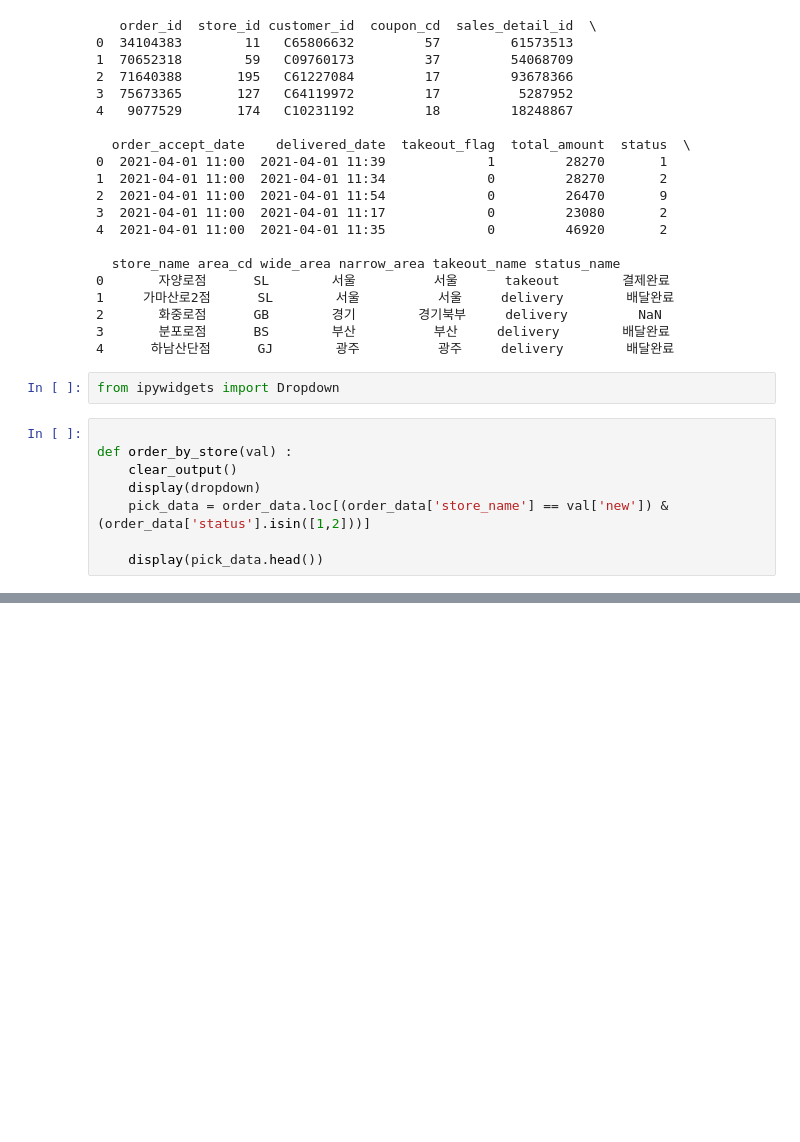
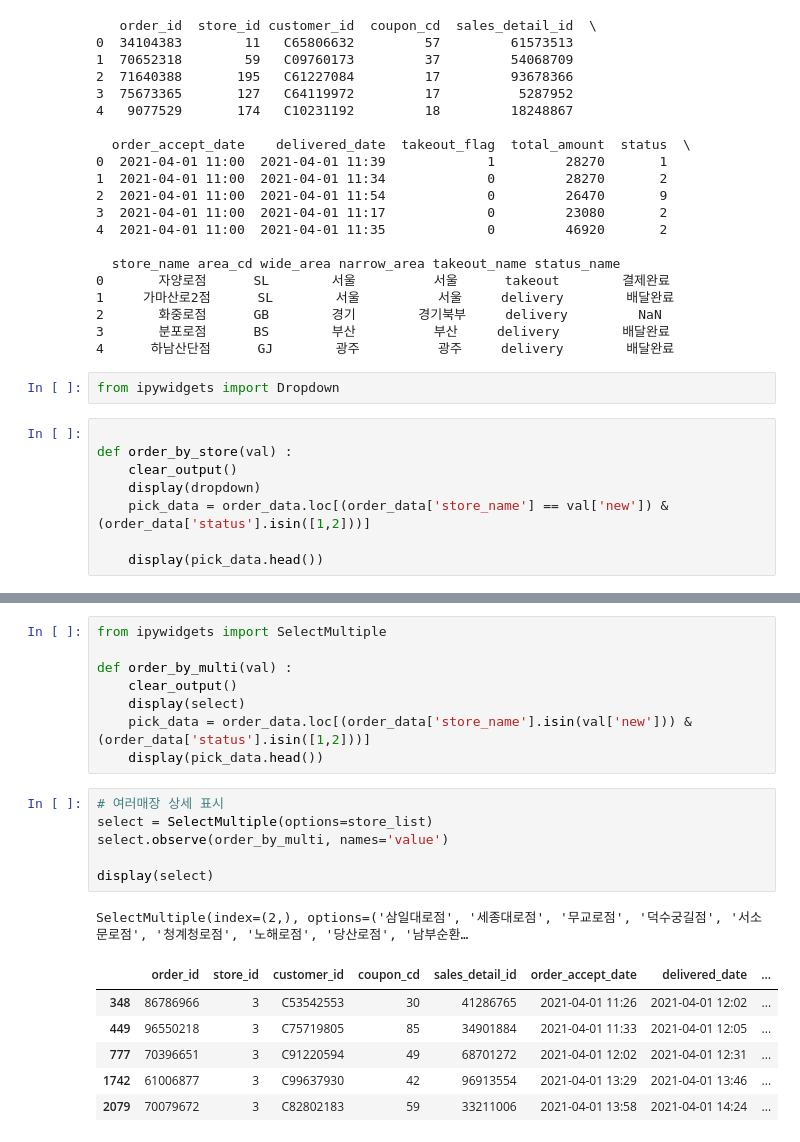
Before and after one commit to yumioh/data_analysis_lab, a Jupyter notebook: ML_100/chapter3.ipynb, the cells around one changed output, grey strips where cells are left out. Drawn from its saved outputs; the diff is of its cells as text; blank space fills up the shorter version.

```diff
--- a/ML_100/chapter3.ipynb
+++ b/ML_100/chapter3.ipynb
@@ -85,0 +132,22 @@ display(dropdown)
+# %%
+from ipywidgets import SelectMultiple
+
+def order_by_multi(val) :
+    clear_output()
+    display(select)
+    pick_data = order_data.loc[(order_data['store_name'].isin(val['new'])) & (order_data['status'].isin([1,2]))]
+    display(pick_data.head())
+# %%
+# 여러매장 상세 표시
+select = SelectMultiple(options=store_list)
+select.observe(order_by_multi, names='value')
+
+display(select)
+# %% [output]
+SelectMultiple(index=(2,), options=('삼일대로점', '세종대로점', '무교로점', '덕수궁길점', '서소문로점', '청계청로점', '노해로점', '당산로점', '남부순환…
+|  | order_id | store_id | customer_id | coupon_cd | sales_detail_id | order_accept_date | delivered_date | ... |
+| 348 | 86786966 | 3 | C53542553 | 30 | 41286765 | 2021-04-01 11:26 | 2021-04-01 12:02 | ... |
+| 449 | 96550218 | 3 | C75719805 | 85 | 34901884 | 2021-04-01 11:33 | 2021-04-01 12:05 | ... |
+| 777 | 70396651 | 3 | C91220594 | 49 | 68701272 | 2021-04-01 12:02 | 2021-04-01 12:31 | ... |
+| 1742 | 61006877 | 3 | C99637930 | 42 | 96913554 | 2021-04-01 13:29 | 2021-04-01 13:46 | ... |
+| 2079 | 70079672 | 3 | C82802183 | 59 | 33211006 | 2021-04-01 13:58 | 2021-04-01 14:24 | ... |
```
Also changed, not shown: parts of 14 cells of this notebook, 1 other file.
